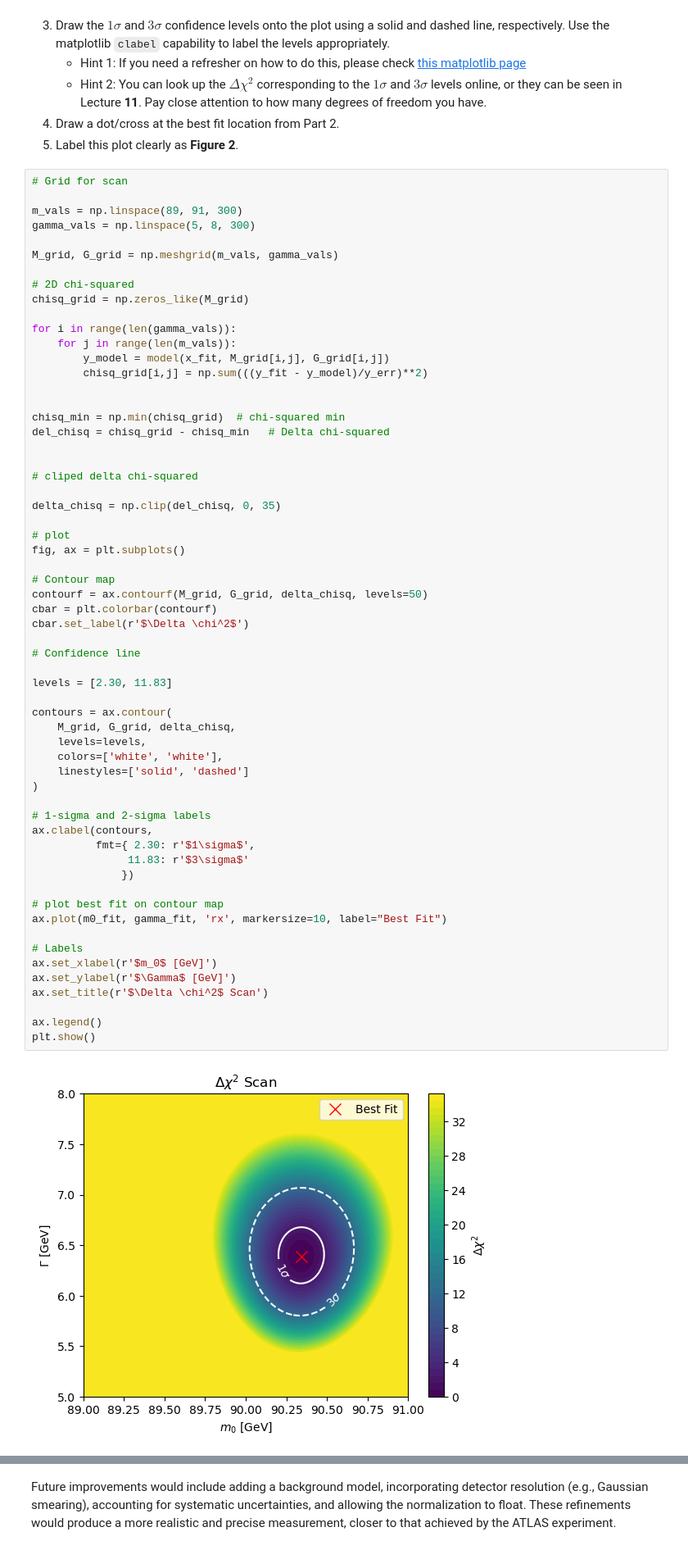
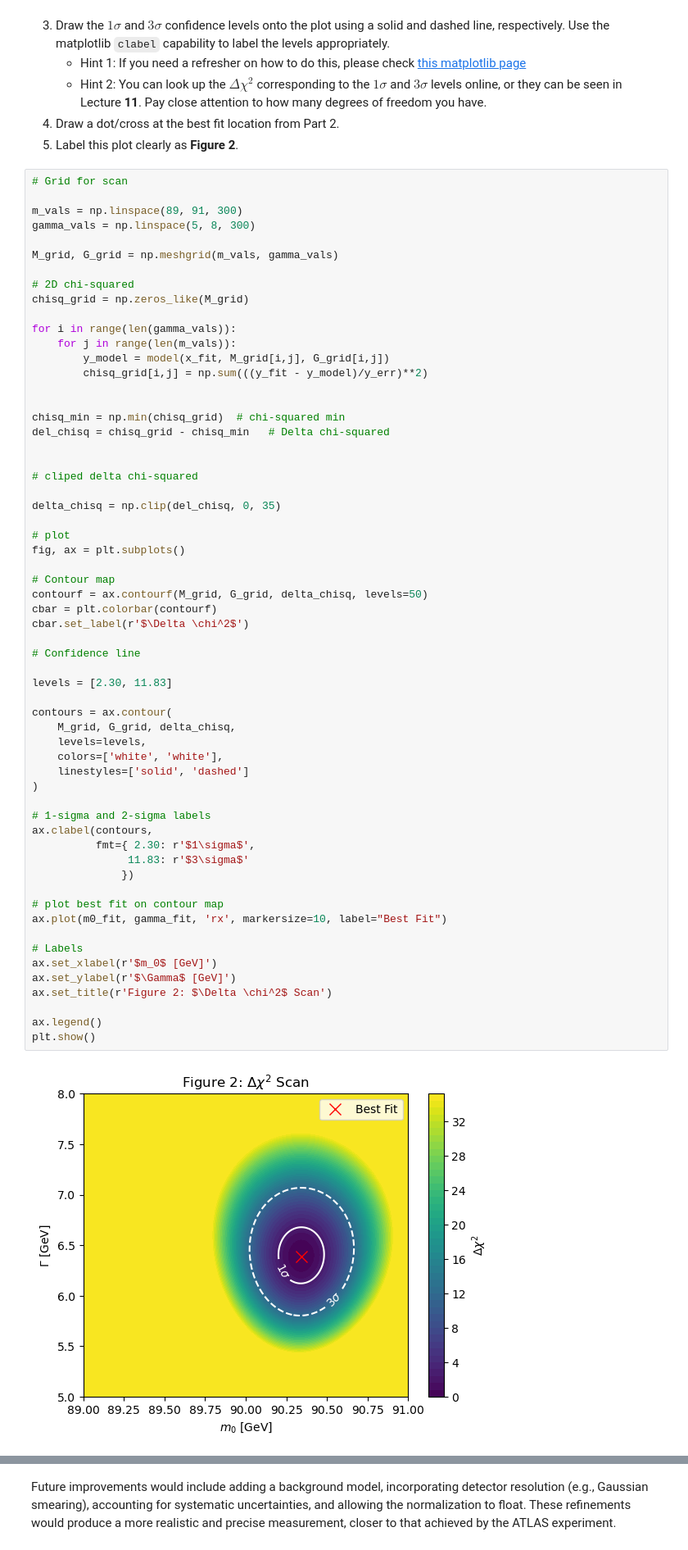
Before and after one commit to dh-2026/PHYS265-spring26, a Jupyter notebook: Lab2/lab2.ipynb, the cells around one changed output, grey strips where cells are left out. Shown at 82% size. Cells and saved outputs as stored; diff of their text form.

```diff
--- a/Lab2/lab2.ipynb
+++ b/Lab2/lab2.ipynb
@@ -330,35 +330,35 @@ contourf = ax.contourf(M_grid, G_grid, delta_chisq, levels=50)
 cbar = plt.colorbar(contourf)
 cbar.set_label(r'$\Delta \chi^2$')
 
 # Confidence line
 
 levels = [2.30, 11.83]
 
 contours = ax.contour(
     M_grid, G_grid, delta_chisq,
     levels=levels,
     colors=['white', 'white'],
     linestyles=['solid', 'dashed']
 )
 
 # 1-sigma and 2-sigma labels
 ax.clabel(contours,
           fmt={ 2.30: r'$1\sigma$',
                11.83: r'$3\sigma$'
               })
 
 # plot best fit on contour map
 ax.plot(m0_fit, gamma_fit, 'rx', markersize=10, label="Best Fit")
 
 # Labels
 ax.set_xlabel(r'$m_0$ [GeV]')
 ax.set_ylabel(r'$\Gamma$ [GeV]')
-ax.set_title(r'$\Delta \chi^2$ Scan')
+ax.set_title(r'Figure 2: $\Delta \chi^2$ Scan')
 
 ax.legend()
 plt.show()
 # %% [output]
-[figure, old version]
+[figure, new version]
 # %% [markdown]
 ## Part 4: Discussion and Future Work
 ----
```
Also changed, not shown: 1 other file.
